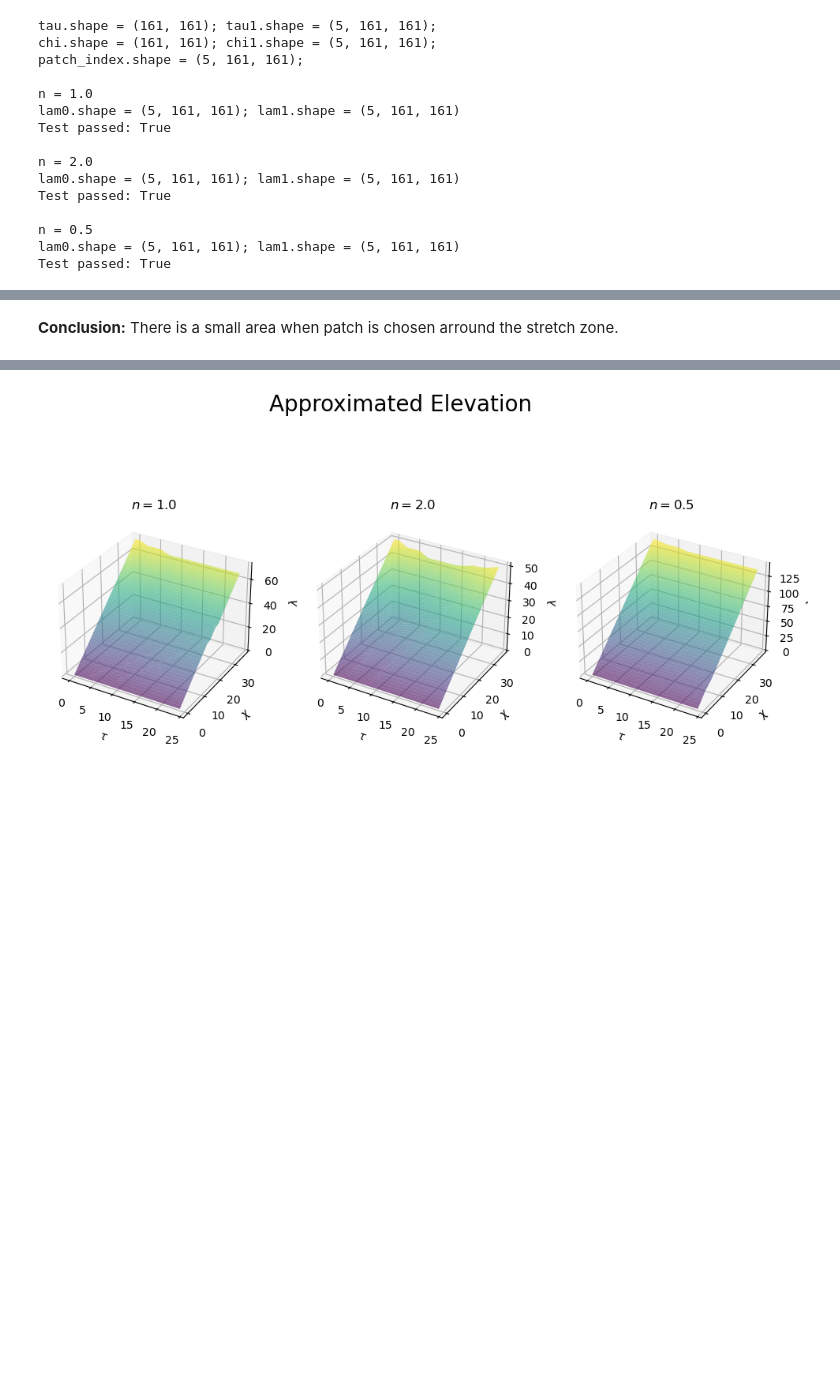
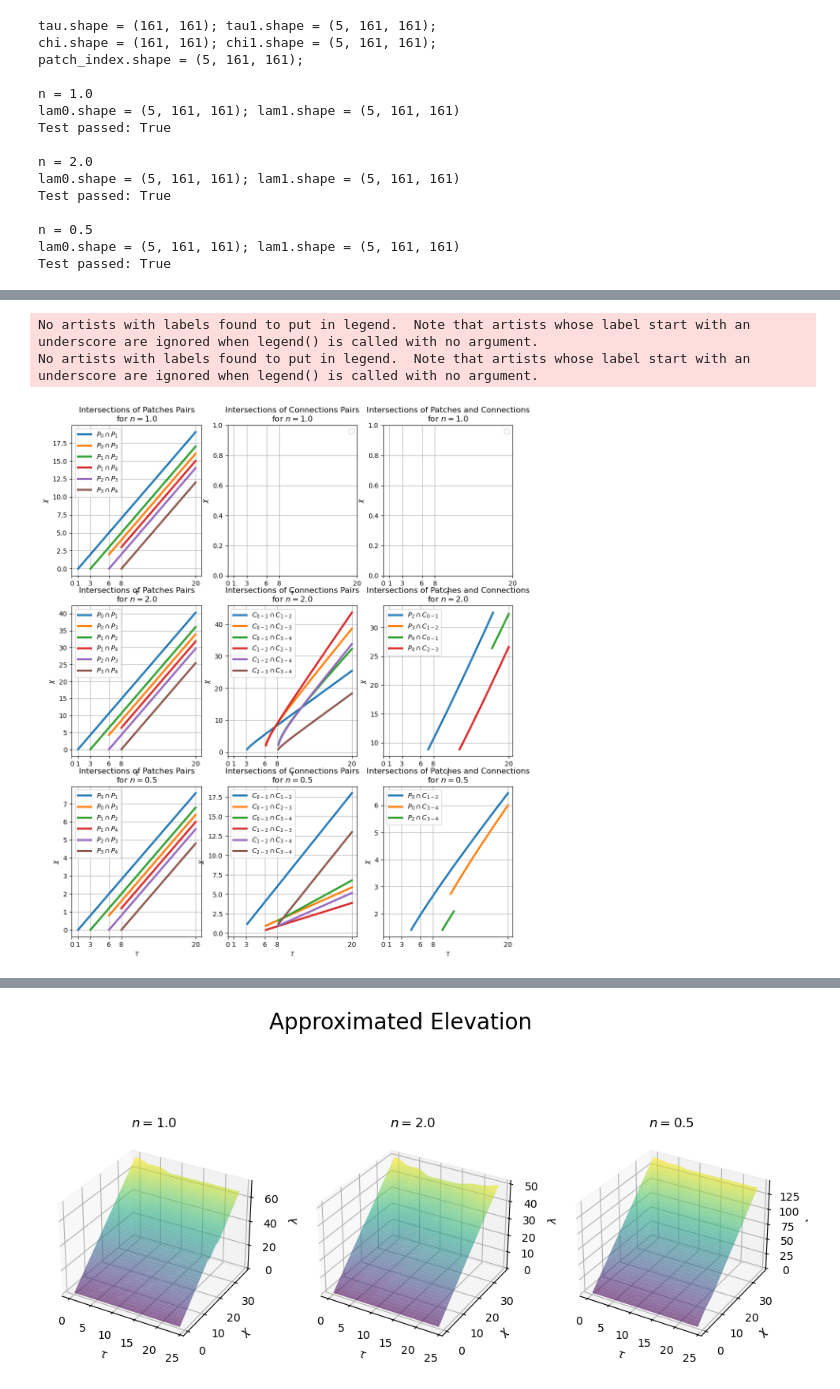
Before and after one commit to zimfv/river-profiles, a Jupyter notebook: notebooks/Slope Patches.ipynb, the cells around one changed output, grey strips where cells are left out. Drawn from its saved outputs; the diff is of its cells as text; code cells hidden in the pictures; blank space fills up the shorter version.

Commit message:
get_intersection_matrices_of_patches_and_stretch_zones

```diff
--- a/notebooks/Slope Patches.ipynb
+++ b/notebooks/Slope Patches.ipynb
@@ -1424,2 +1441,63 @@ plt.show(fig)
-# %% [markdown]
-__Conclusion:__ There is a small area when patch is chosen arround the stretch zone.
+# %%
+tau_max = 20
+tau = np.linspace(0, tau_max, 121)
+
+intersections_pp = [slp.get_intersection_matrices_of_patches(tau) for slp in slps]
+intersections_cc = [slp.get_intersection_matrices_of_neighbour_connections(tau) for slp in slps]
+intersections_pc = [slp.get_intersection_matrices_of_patches_and_stretch_zones(tau) for slp in slps]
+
+
+eps = 1e-6
+#for m in intersections_pp:
+#    assert ((m - m.transpose([1, 0, 2]) < eps)|np.isnan(m)).all()
+for m in intersections_cc:
+    assert ((m - m.transpose([1, 0, 2]) < eps)|np.isnan(m)).all()
+
+
+fig, axs = plt.subplots(len(ns), 3)
+
+fig.set_figheight(14)
+fig.set_figwidth(12)
+
+for ni, n in enumerate(ns):
+    chis_pp = intersections_pp[ni]
+    chis_cc = intersections_cc[ni]
+
+    chis_pc = intersections_pc[ni]
+
+    slp = slps[ni]
+    N = slp.count()
+
+    axs[ni, 0].set_title(f"Intersections of Patches Pairs\nfor $n = {n}$")
+    axs[ni, 1].set_title(f"Intersections of Connections Pairs\nfor $n = {n}$")
+    axs[ni, 2].set_title(f"Intersections of Patches and Connections\nfor $n = {n}$")
+    for i in range(N):
+        for j in range(i+1, N):
+            if not np.isnan(chis_pp[i, j]).all():
+                axs[ni, 0].plot(tau, chis_pp[i, j], linewidth=3,
+                                label=f'$P_{{{i}}}\cap P_{{{j}}}$')
+    for i in range(N-1):
+        for j in range(i+1, N-1):
+            if not np.isnan(chis_cc[i, j]).all():
+                axs[ni, 1].plot(tau, chis_cc[i, j], linewidth=3,
+                                label=f'$C_{{{i}-{i+1}}}\cap C_{{{j}-{j+1}}}$')
+    for i in range(N):
+        for j in range(N-1):
+            if not np.isnan(chis_pc[i, j]).all():
+                axs[ni, 2].plot(tau, chis_pc[i, j], linewidth=3,
+                                label=f'$P_{{{i}}}\cap C_{{{j}-{j+1}}}$')
+    for i in range(3):
+        axs[ni, i].legend()
+        axs[ni, i].grid(True)
+        axs[ni, i].set_xlabel(r'$\tau$')
+        axs[ni, i].set_ylabel(r'$\chi$')
+        axs[ni, i].set_xticks(np.linspace(0, tau_max, 5))
+        axs[ni, i].set_xticks(np.unique(np.concatenate([slp.patch_starts, [0, tau_max]])))
+
+
+
+plt.show()
+# %% [output]
+No artists with labels found to put in legend.  Note that artists whose label start with an underscore are ignored when legend() is called with no argument.
+No artists with labels found to put in legend.  Note that artists whose label start with an underscore are ignored when legend() is called with no argument.
+[figure, added]
```
Also changed, not shown: parts of 23 cells of this notebook, 5 other files.
